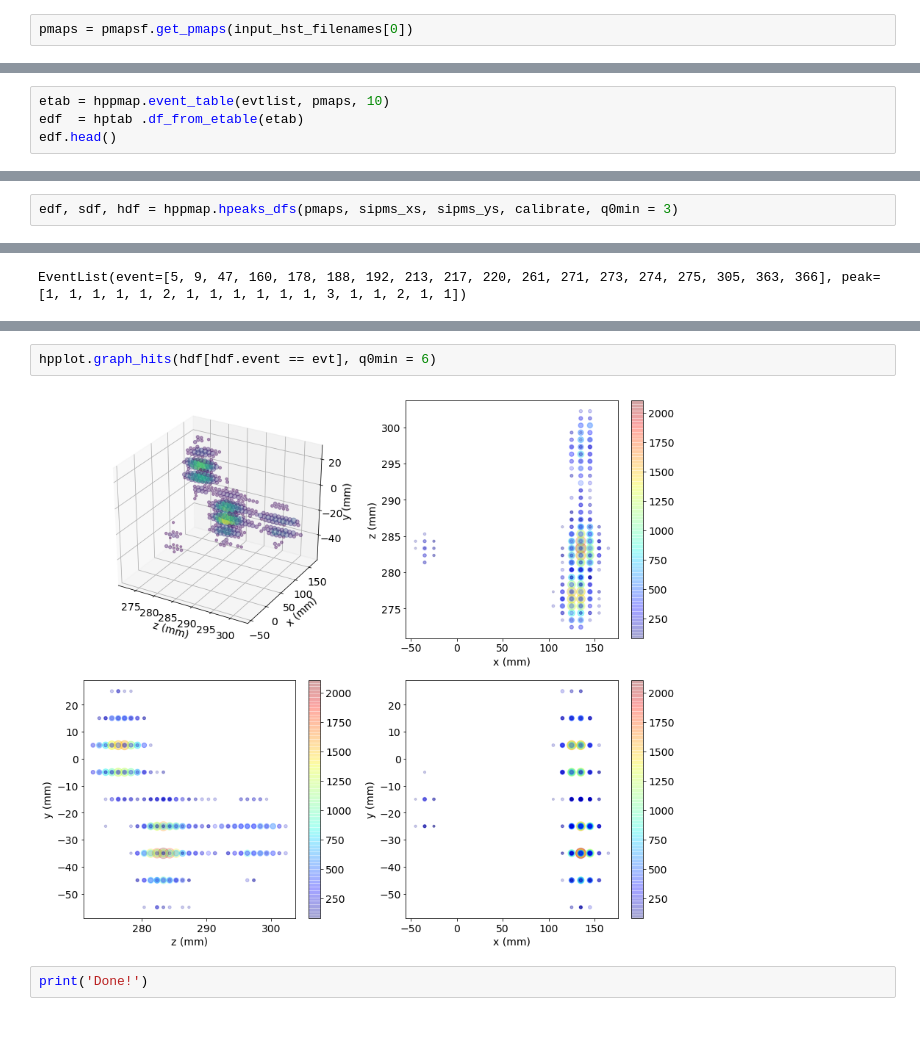
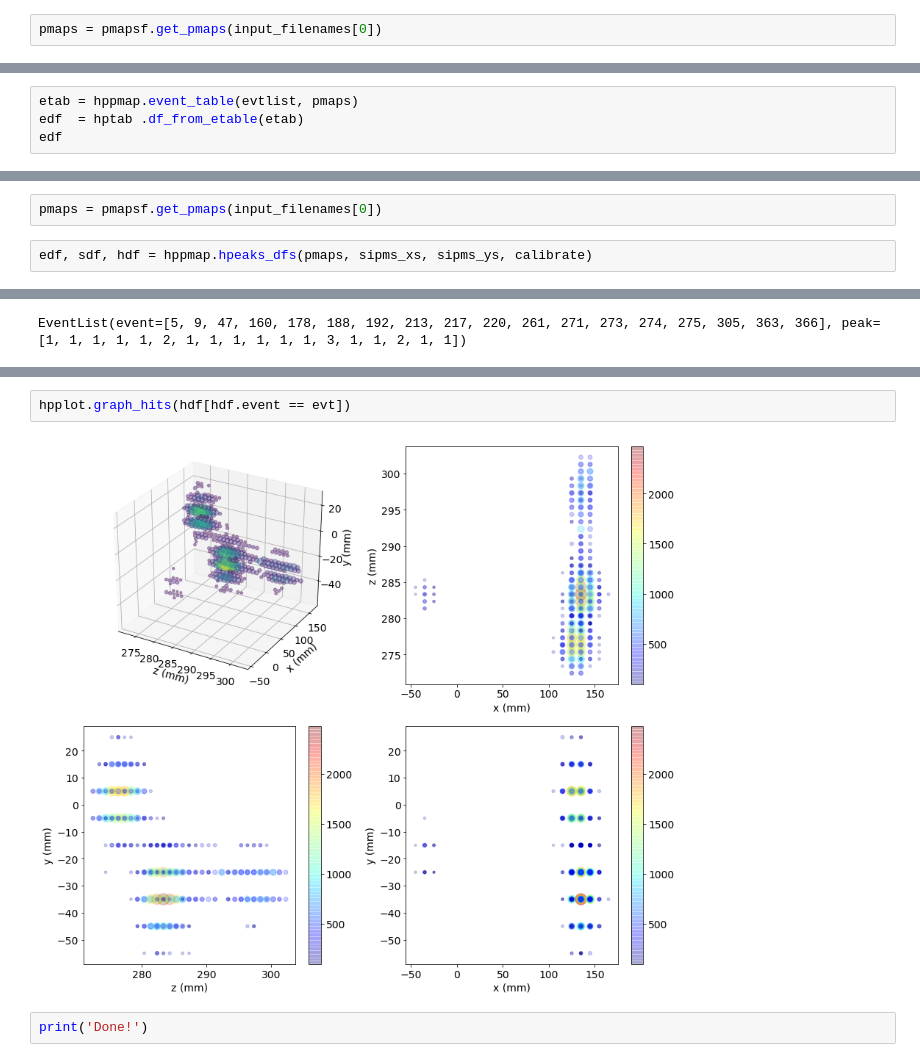
Before and after one commit to jahernando/CsThNB, a Jupyter notebook: JAH/pmaps_table_example.ipynb, the cells around one changed output, grey strips where cells are left out. Cells and saved outputs as stored; diff of their text form; blank space fills up the shorter version.

```diff
--- a/JAH/pmaps_table_example.ipynb
+++ b/JAH/pmaps_table_example.ipynb
@@ -85,7 +85,7 @@ print(input_hst_filenames)
 # %% [output]
 ['/Users/hernando/investigacion/NEXT/data/runIV//6348/pmaps/pmaps_0000_6348_trigger2_v0.9.9_20180921_krbg1300.h5']
 # %%
-pmaps = pmapsf.get_pmaps(input_hst_filenames[0])
+pmaps = pmapsf.get_pmaps(input_filenames[0])
 # %% [markdown]
 ### correctios of hits step by step
 # %%
@@ -96,6 +108,6 @@ EventList(event=[5, 9, 47, 160, 178, 188, 192, 213, 217, 220, 261, 271, 273, 274
 # %%
-etab = hppmap.event_table(evtlist, pmaps, 10)
+etab = hppmap.event_table(evtlist, pmaps)
 edf  = hptab .df_from_etable(etab)
-edf.head()
+edf
 # %% [output]
 |  | event | peak | nslices | nhits | noqhits | time | s1e | t0 | rmax | x0 | y0 | ... |
@@ -191,8 +207,10 @@ hpplot.plot_vs_z(hdf[hdf.event == 5])
 [figure]
 # %% [markdown]
 ### One go
+# %%
+pmaps = pmapsf.get_pmaps(input_filenames[0])
 # %%
-edf, sdf, hdf = hppmap.hpeaks_dfs(pmaps, sipms_xs, sipms_ys, calibrate, q0min = 3)
+edf, sdf, hdf = hppmap.hpeaks_dfs(pmaps, sipms_xs, sipms_ys, calibrate)
 # %%
 edf.head()
 # %% [output]
@@ -218,7 +241,7 @@ hpplot.plot_vs_z(hdf[hdf.event==evt], q0min = 6.)
 # %%
-hpplot.graph_hits(hdf[hdf.event == evt], q0min = 6)
+hpplot.graph_hits(hdf[hdf.event == evt])
 # %% [output]
-[figure, old version]
+[figure, new version]
 # %%
 print('Done!')
 # %% [output]
```
Also changed, not shown: parts of 13 cells of this notebook, 2 other files.
